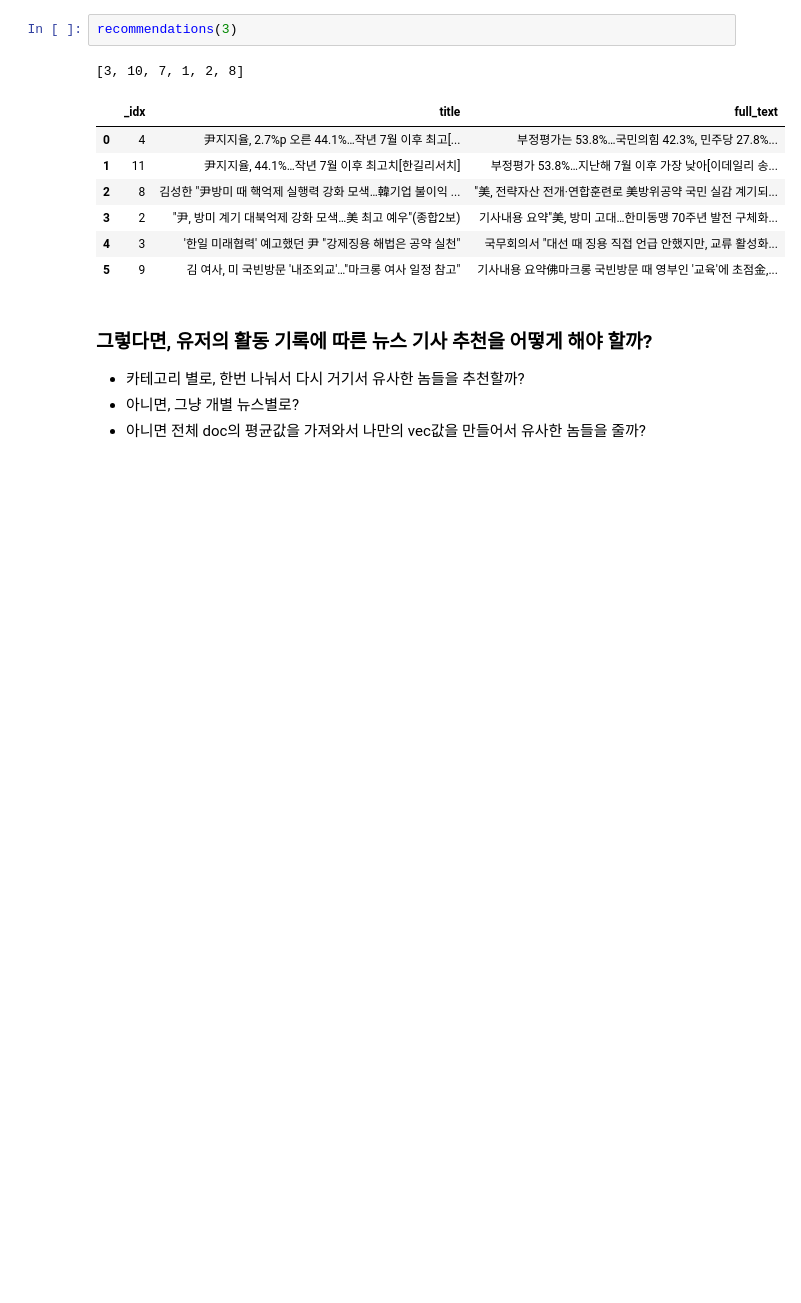
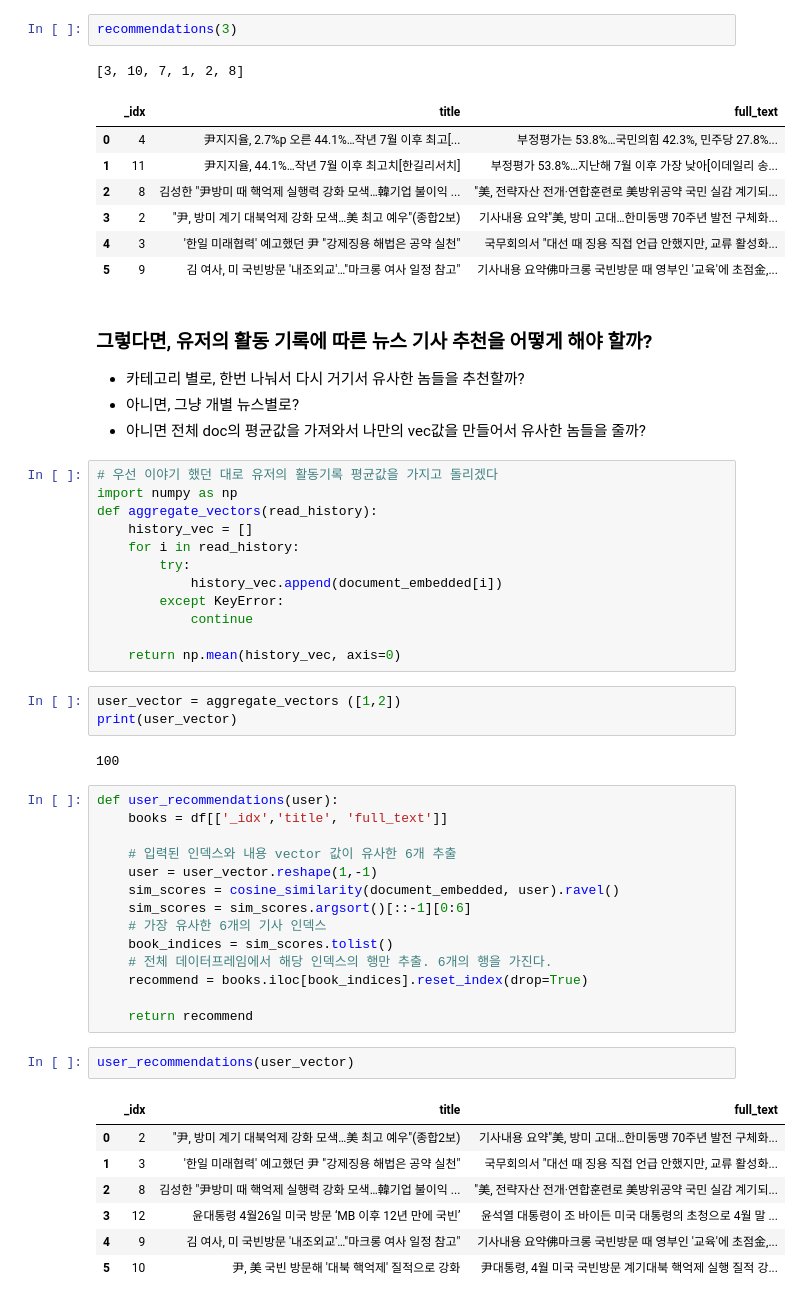
Before and after one commit to dldksco/churros, a Jupyter notebook: recommend/modeling/test.ipynb, the cells around one changed output. Drawn from its saved outputs; the diff is of its cells as text; blank space fills up the shorter version.

```diff
--- a/recommend/modeling/test.ipynb
+++ b/recommend/modeling/test.ipynb
@@ -411,3 +504,44 @@ recommendations(3)
 - 카테고리 별로, 한번 나눠서 다시 거기서 유사한 놈들을 추천할까?
 - 아니면, 그냥 개별 뉴스별로?
 - 아니면 전체 doc의 평균값을 가져와서 나만의 vec값을 만들어서 유사한 놈들을 줄까?
+# %%
+# 우선 이야기 했던 대로 유저의 활동기록 평균값을 가지고 돌리겠다
+import numpy as np
+def aggregate_vectors(read_history):
+    history_vec = []
+    for i in read_history:
+        try:
+            history_vec.append(document_embedded[i])
+        except KeyError:
+            continue
+
+    return np.mean(history_vec, axis=0)
+# %%
+user_vector = aggregate_vectors ([1,2])
+print(user_vector)
+# %% [output]
+100
+# %%
+def user_recommendations(user):
+    books = df[['_idx','title', 'full_text']]
+
+    # 입력된 인덱스와 내용 vector 값이 유사한 6개 추출
+    user = user_vector.reshape(1,-1)
+    sim_scores = cosine_similarity(document_embedded, user).ravel()
+    sim_scores = sim_scores.argsort()[::-1][0:6]
+    # 가장 유사한 6개의 기사 인덱스
+    book_indices = sim_scores.tolist()
+    # 전체 데이터프레임에서 해당 인덱스의 행만 추출. 6개의 행을 가진다.
+    recommend = books.iloc[book_indices].reset_index(drop=True)
+
+    return recommend
+# %%
+user_recommendations(user_vector)
+# %% [output]
+|  | _idx | title | full_text |
+| 0 | 2 | "尹, 방미 계기 대북억제 강화 모색…美 최고 예우"(종합2보) | 기사내용 요약"美, 방미 고대…한미동맹 70주년 발전 구체화... |
+| 1 | 3 | '한일 미래협력' 예고했던 尹 "강제징용 해법은 공약 실천" | 국무회의서 "대선 때 징용 직접 언급 안했지만, 교류 활성화... |
+| 2 | 8 | 김성한 "尹방미 때 핵억제 실행력 강화 모색…韓기업 불이익 ... | "美, 전략자산 전개·연합훈련로 美방위공약 국민 실감 계기되... |
+| 3 | 12 | 윤대통령 4월26일 미국 방문 ‘MB 이후 12년 만에 국빈’ | 윤석열 대통령이 조 바이든 미국 대통령의 초청으로 4월 말 ... |
+| 4 | 9 | 김 여사, 미 국빈방문 '내조외교'…"마크롱 여사 일정 참고" | 기사내용 요약佛마크롱 국빈방문 때 영부인 '교육'에 초점金,... |
+| 5 | 10 | 尹, 美 국빈 방문해 '대북 핵억제' 질적으로 강화 | 尹대통령, 4월 미국 국빈방문 계기대북 핵억제 실행 질적 강... |
```
Also changed, not shown: parts of 16 cells of this notebook, 4 other files.
